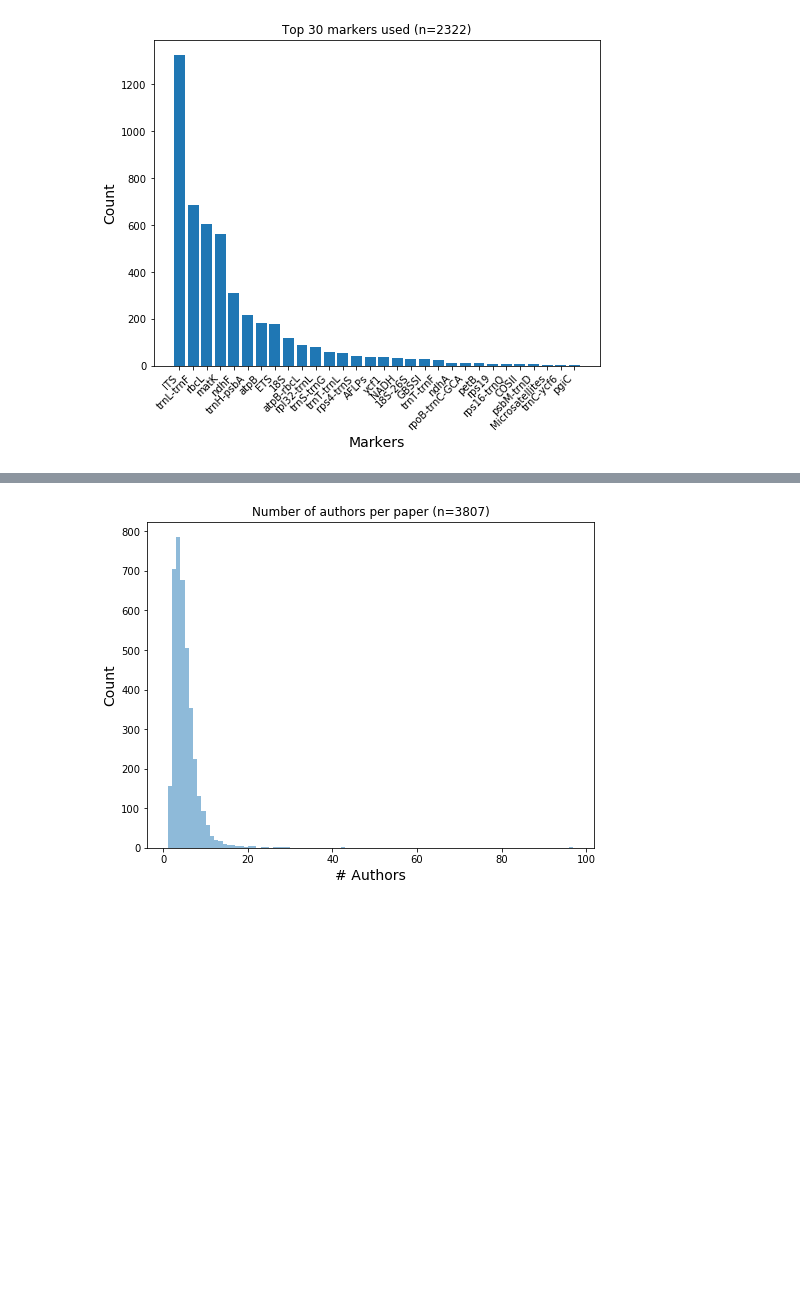
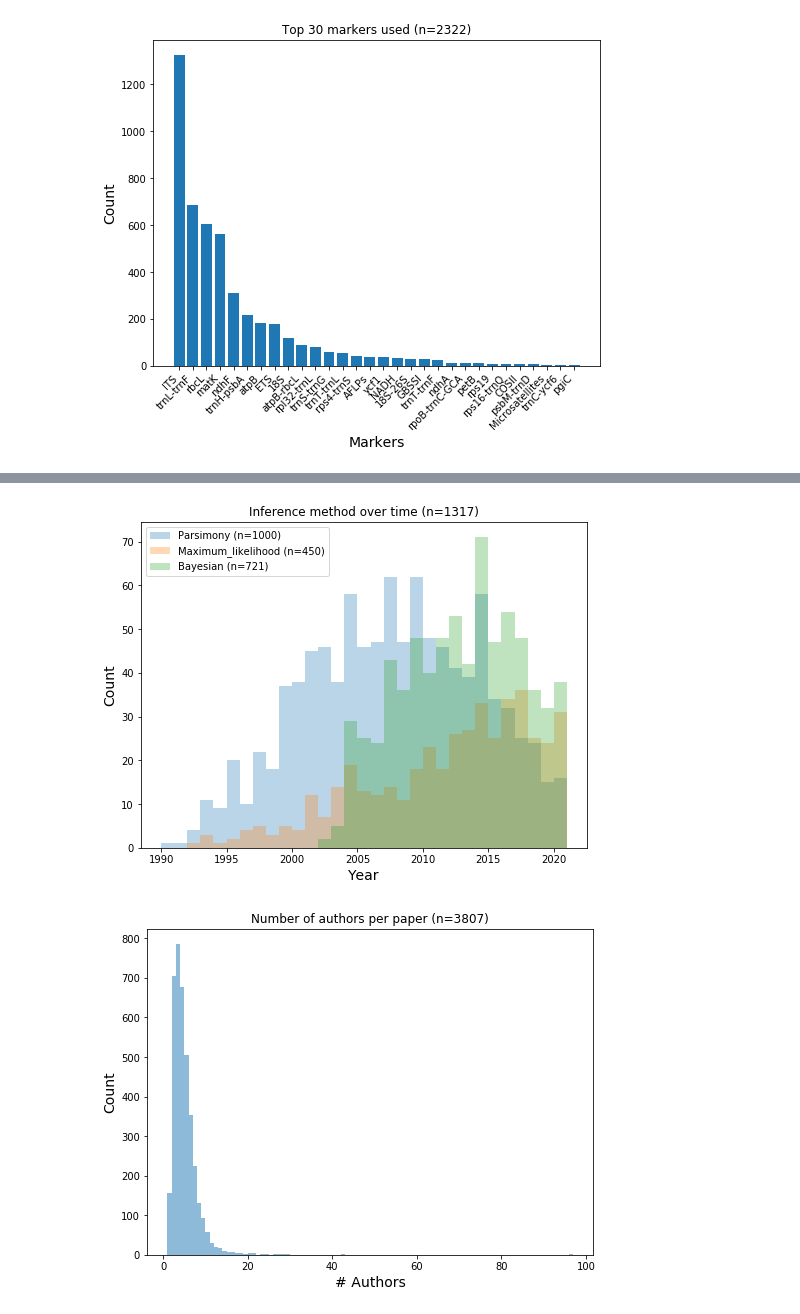
Before and after one commit to camayal/sysmexrev, a Jupyter notebook: 7_Stats/stats.ipynb, the cells around one changed output, grey strips where cells are left out. Saved outputs shown, nothing was run; the diff lists cells and outputs as text; code cells hidden in the pictures; blank space fills up the shorter version.

```diff
--- a/7_Stats/stats.ipynb
+++ b/7_Stats/stats.ipynb
@@ -95,3 +95,27 @@ plt.show()
+# %%
+plt.figure(figsize=(8,6))
+name="Inference method over time"
+
+fields = ["t.Parsimony", "t.Maximum_likelihood", "t.Bayesian"]
+n_global = df[fields].notnull().any(axis=1).sum()
+
+
+for set in fields:
+    data = df[df[set] == 1]["c.year"]
+    w = 1
+    n = math.ceil((data.max() - data.min())/w)
+    plt.hist(data, bins=n, alpha=0.3, label=f"{set[2:]} (n={data.shape[0]})", )
+
+plt.xlabel("Year", size=14)
+plt.ylabel("Count", size=14)
+plt.title(f"{name} (n={n_global})")
+plt.legend(loc='upper left')
+
+plt.savefig(f"./figs/{name.lower().replace(' ', '_')}.svg", bbox_inches='tight', format="svg")
+
+plt.show()
+# %% [output]
+[figure, added]
 # %%
 plt.figure(figsize=(8,6))
 name="Number of authors per paper"
```
Also changed, not shown: parts of 22 cells of this notebook, 32 other files.
